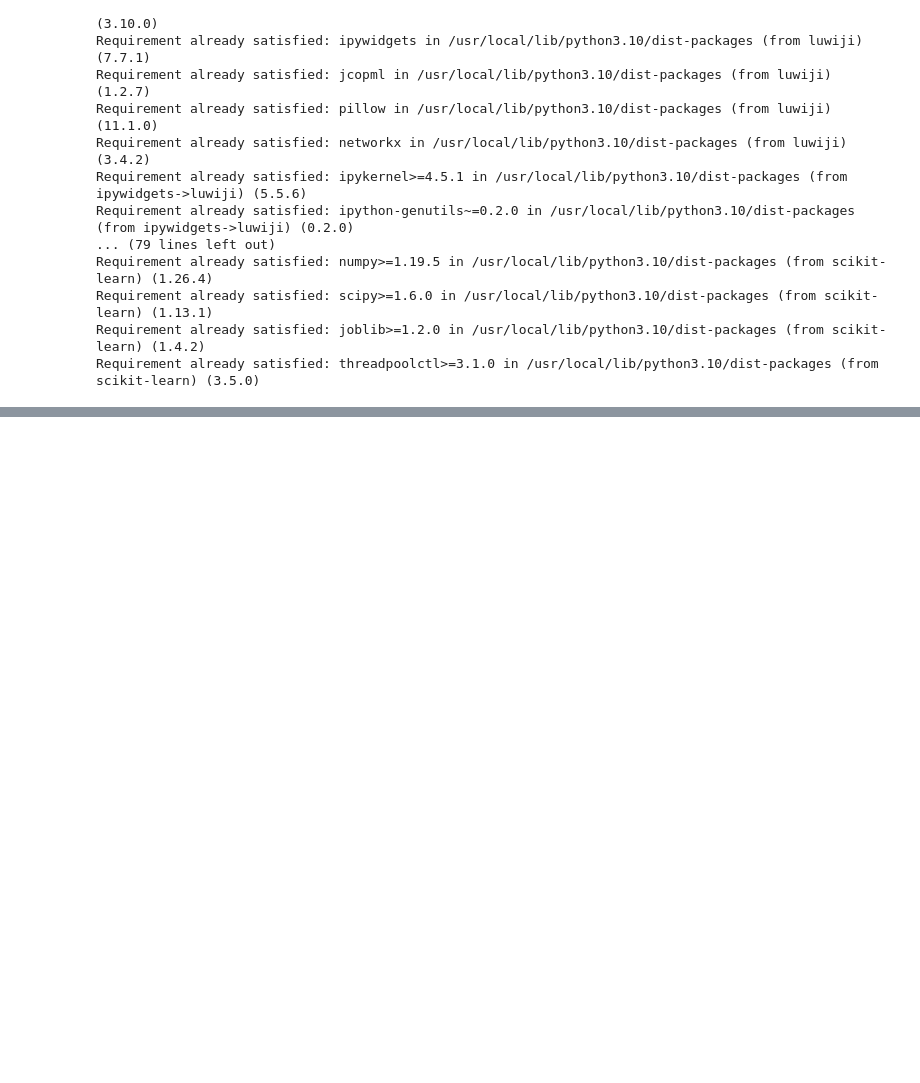
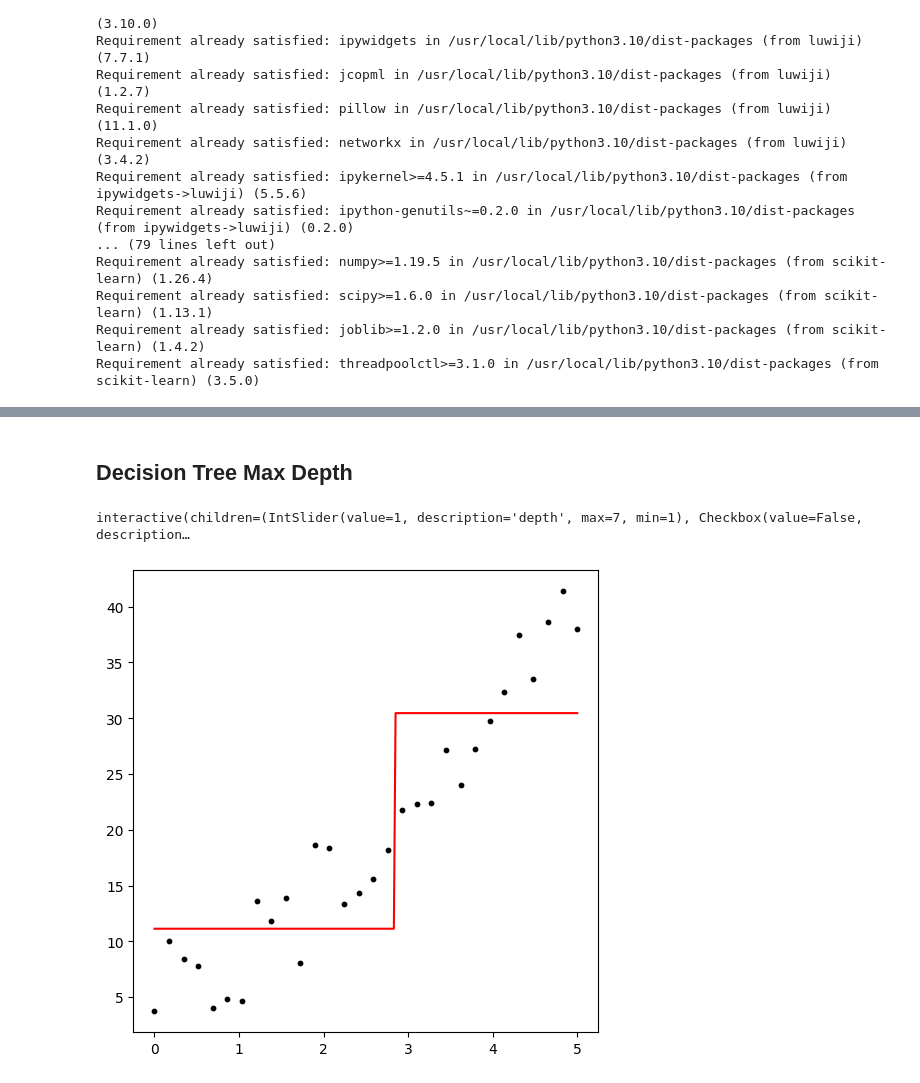
Before and after one commit to Ibnuamrithaher/Mechine-Learning-And-Deep-Learning, a Jupyter notebook: Random Forest/part1 - Decision Tree and Random Forest.ipynb, the cells around one changed output, grey strips where cells are left out. Drawn from its saved outputs; the diff is of its cells as text; code cells hidden in the pictures; blank space fills up the shorter version.

```diff
--- a/Random Forest/part1 - Decision Tree and Random Forest.ipynb
+++ b/Random Forest/part1 - Decision Tree and Random Forest.ipynb
@@ -23,0 +41,7 @@ Requirement already satisfied: threadpoolctl>=3.1.0 in /usr/local/lib/python3.10
+# %% [markdown]
+## **Decision Tree Max Depth**
+# %%
+demo.max_depth()
+# %% [output]
+interactive(children=(IntSlider(value=1, description='depth', max=7, min=1), Checkbox(value=False, description…
+[figure, added]
```
Also changed, not shown: parts of 13 cells of this notebook.
